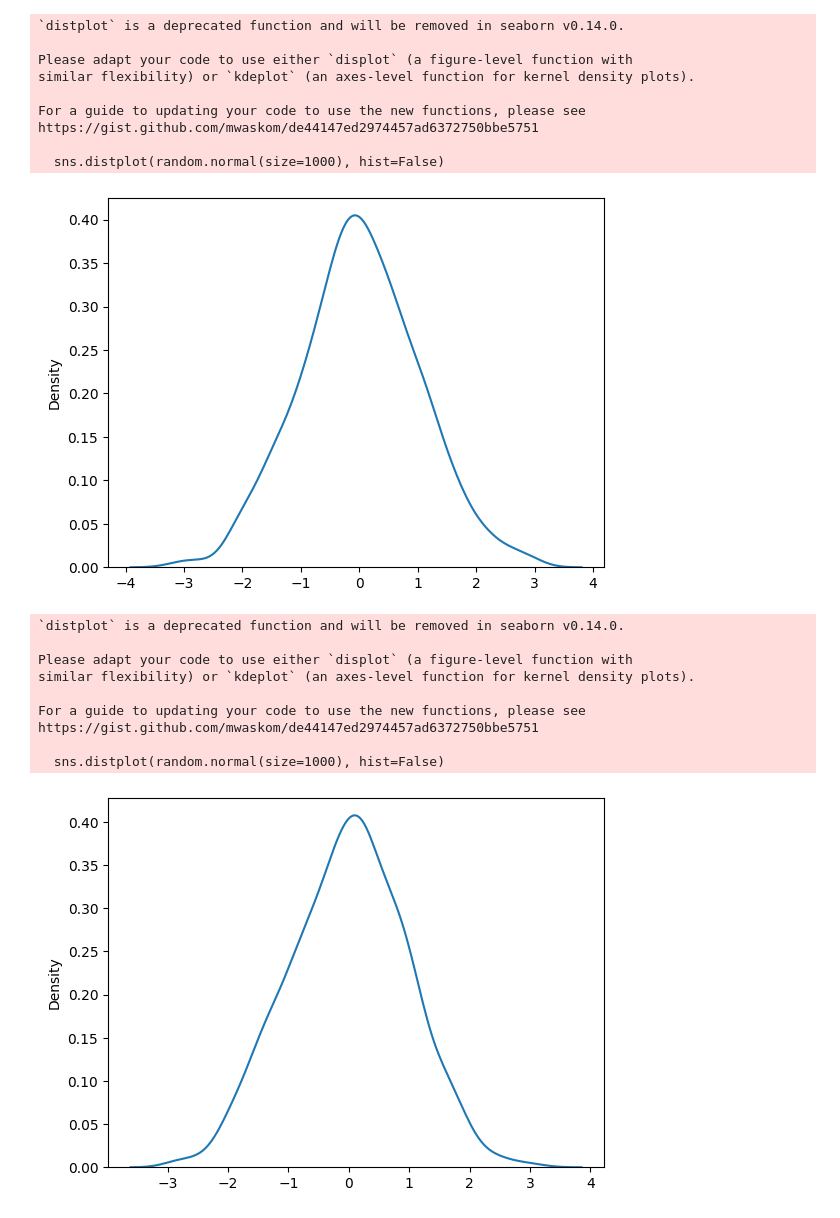
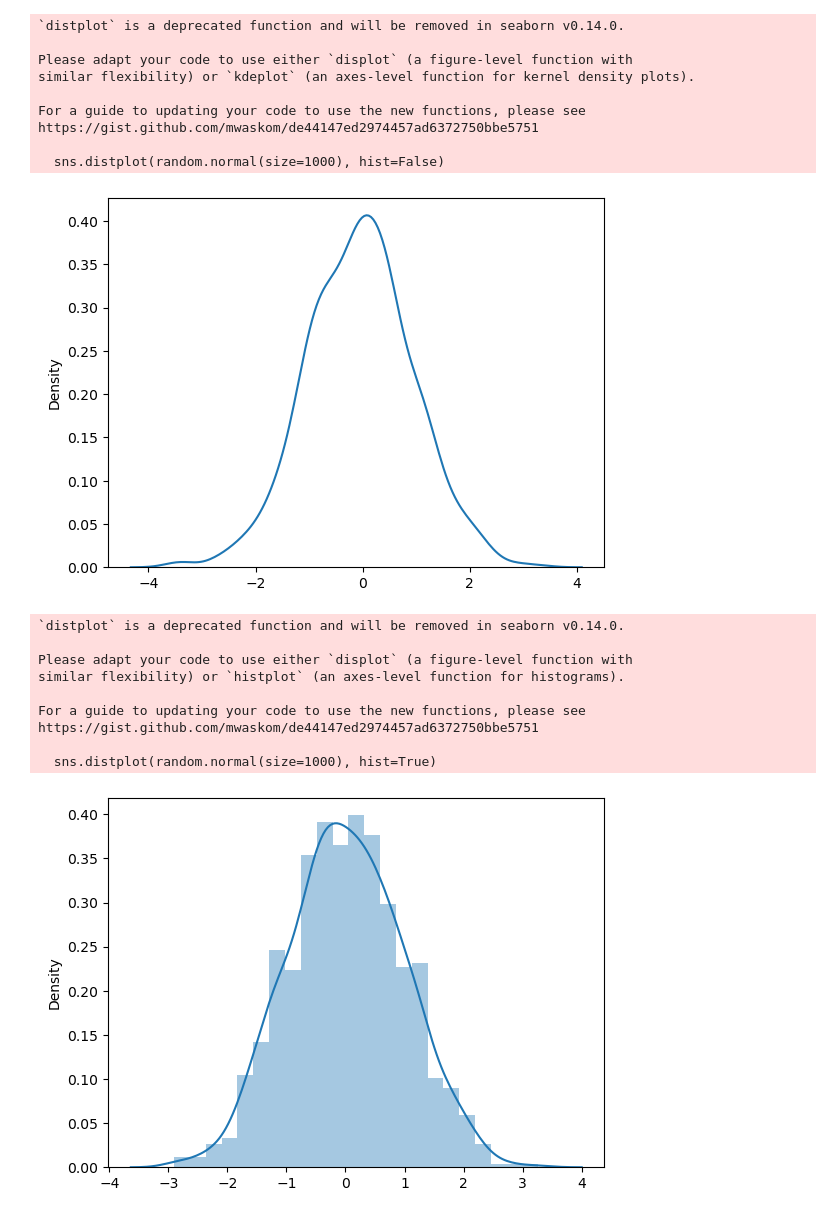
Before and after one commit to KWAGALA-JOANNA/mathematical_computing, a Jupyter notebook: Probability Distributions.ipynb, the cells around one changed output. Drawn from its saved outputs; the diff is of its cells as text; code cells hidden in the pictures.

```diff
--- a/Probability Distributions.ipynb
+++ b/Probability Distributions.ipynb
@@ -61,35 +61,35 @@ print(x)
 # %%
 #visualisation of normal distribution
 from numpy import random
 import matplotlib.pyplot as plt
 import seaborn as sns
 
 sns.distplot(random.normal(size=1000), hist=False)
 #false will only return  the curve
 plt.show() # This will return a normal distribution curve only
-sns.distplot(random.normal(size=1000), hist=False)
+sns.distplot(random.normal(size=1000), hist=True)
 plt.show()
 # %% [output]
 `distplot` is a deprecated function and will be removed in seaborn v0.14.0.
 
 Please adapt your code to use either `displot` (a figure-level function with
 similar flexibility) or `kdeplot` (an axes-level function for kernel density plots).
 
 For a guide to updating your code to use the new functions, please see
 https://gist.github.com/mwaskom/de44147ed2974457ad6372750bbe5751
 
   sns.distplot(random.normal(size=1000), hist=False)
-[figure, old version]
+[figure, new version]
 `distplot` is a deprecated function and will be removed in seaborn v0.14.0.
 
 Please adapt your code to use either `displot` (a figure-level function with
-similar flexibility) or `kdeplot` (an axes-level function for kernel density plots).
+similar flexibility) or `histplot` (an axes-level function for histograms).
 
 For a guide to updating your code to use the new functions, please see
 https://gist.github.com/mwaskom/de44147ed2974457ad6372750bbe5751
 
-  sns.distplot(random.normal(size=1000), hist=False)
+  sns.distplot(random.normal(size=1000), hist=True)
-[figure, old version]
+[figure, new version]
 # %%
 # Differences between Normal and Binomial Distribution
 from numpy import random
```
Also changed, not shown: parts of 5 cells of this notebook.
